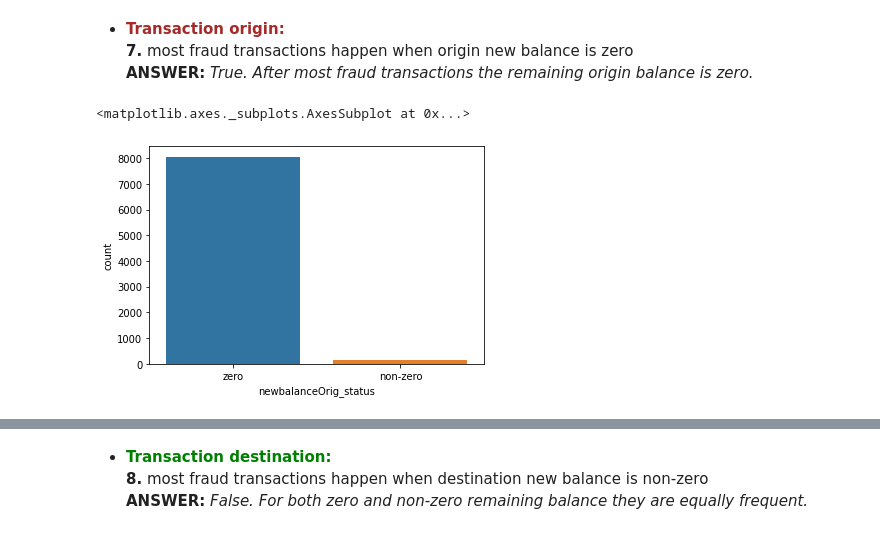
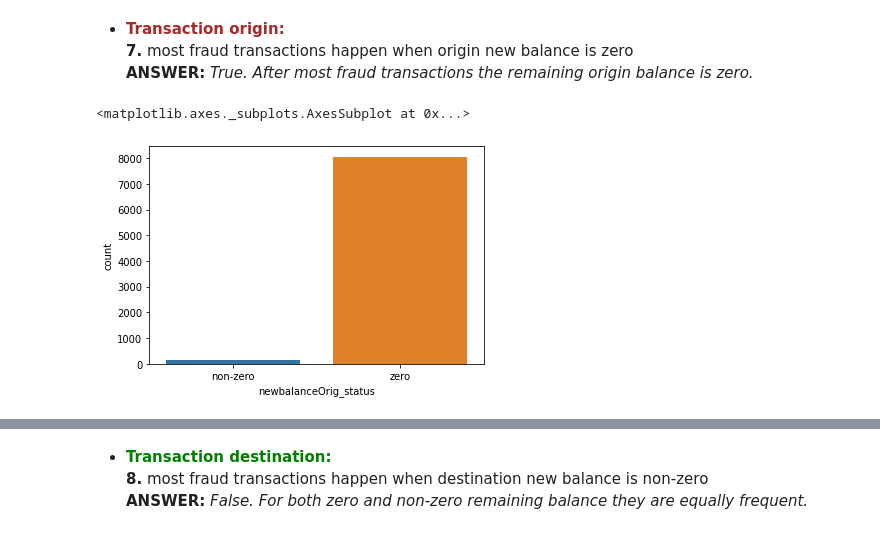
Before and after one commit to GustavoHBDuarte/fraud-detection, a Jupyter notebook: notebook_main.ipynb, the cells around one changed output, grey strips where cells are left out. Cells and saved outputs as stored; diff of their text form; code cells hidden in the pictures.

```diff
--- a/notebook_main.ipynb
+++ b/notebook_main.ipynb
@@ -715,0 +755,2 @@ Validating hipothesis raised:
+# %%
+df1 = df1.drop(columns=['orig_type','is_orig_equal_dest'])
@@ -715,0 +834,2 @@ Validating hipothesis raised:
+# %%
+df1 = df1.drop(columns=['nameOrig'])
@@ -881,7 +1019,8 @@ sns.countplot(df1.loc[df1['isFraud']==1,'oldbalanceOrg_status'])
   **7.** most fraud transactions happen when origin new balance is zero<br>
   <b>ANSWER:</b> <i>True. After most fraud transactions the remaining origin balance is zero.</i>
 # %%
-sns.countplot(df1.loc[df1['isFraud']==1,'newbalanceOrig_status'])
+sns.countplot(df1.loc[df1['isFraud']==1,'newbalanceOrig_status'],
+              order= sorted(df1.loc[df1['isFraud']==1,'newbalanceOrig_status'].unique().tolist()))
 # %% [output]
 <matplotlib.axes._subplots.AxesSubplot at 0x...>
-[figure, old version]
+[figure, new version]
```
Also changed, not shown: parts of 80 cells of this notebook.
